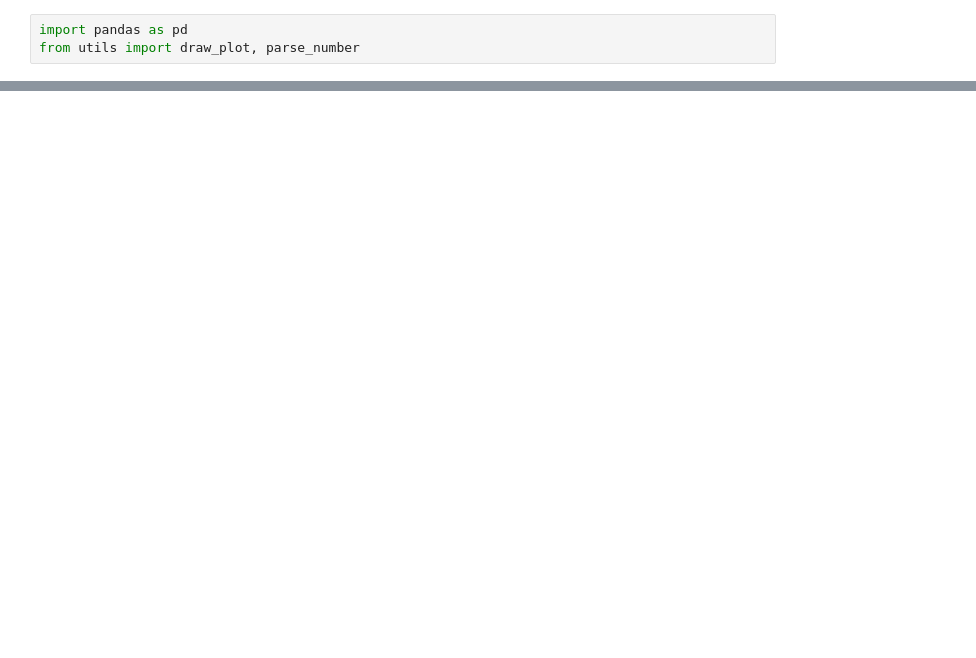
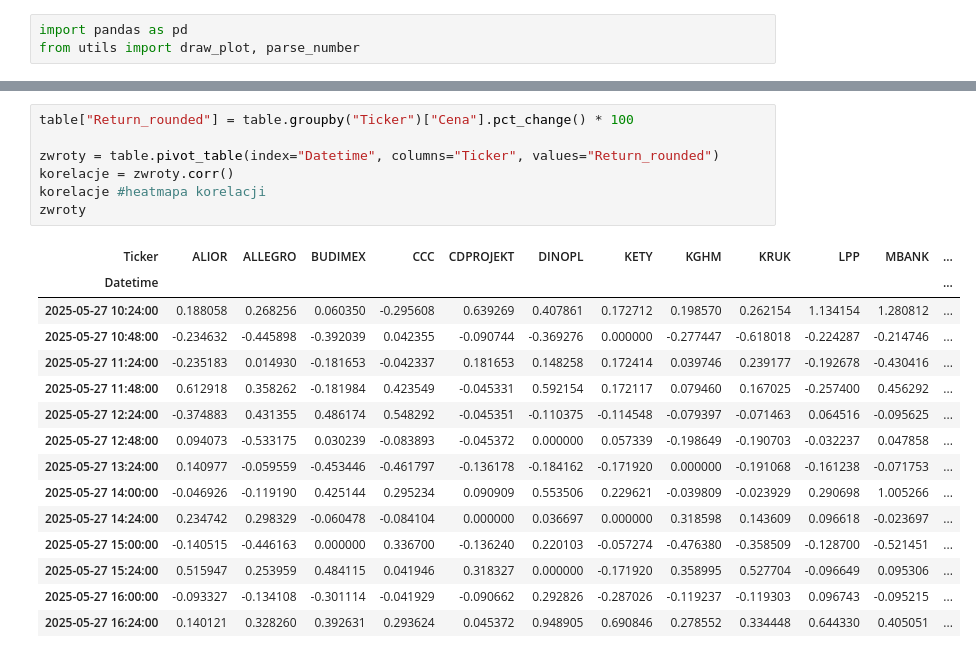
Before and after one commit to edekjdk/python-scraper-bankier-pl, a Jupyter notebook: notebooks/Untitled.ipynb, the cells around one changed output, grey strips where cells are left out. Drawn from its saved outputs; the diff is of its cells as text; blank space fills up the shorter version.

```diff
--- a/notebooks/Untitled.ipynb
+++ b/notebooks/Untitled.ipynb
@@ -55 +54,24 @@ for ticker in tickers:
 ... (28 outputs left out)
+# %%
+table["Return_rounded"] = table.groupby("Ticker")["Cena"].pct_change() * 100
+
+zwroty = table.pivot_table(index="Datetime", columns="Ticker", values="Return_rounded")
+korelacje = zwroty.corr()
+korelacje #heatmapa korelacji
+zwroty
+# %% [output]
+| Ticker | ALIOR | ALLEGRO | BUDIMEX | CCC | CDPROJEKT | DINOPL | KETY | KGHM | KRUK | LPP | MBANK | ... |
+| Datetime |  |  |  |  |  |  |  |  |  |  |  | ... |
+| 2025-05-27 10:24:00 | 0.188058 | 0.268256 | 0.060350 | -0.295608 | 0.639269 | 0.407861 | 0.172712 | 0.198570 | 0.262154 | 1.134154 | 1.280812 | ... |
+| 2025-05-27 10:48:00 | -0.234632 | -0.445898 | -0.392039 | 0.042355 | -0.090744 | -0.369276 | 0.000000 | -0.277447 | -0.618018 | -0.224287 | -0.214746 | ... |
+| 2025-05-27 11:24:00 | -0.235183 | 0.014930 | -0.181653 | -0.042337 | 0.181653 | 0.148258 | 0.172414 | 0.039746 | 0.239177 | -0.192678 | -0.430416 | ... |
+| 2025-05-27 11:48:00 | 0.612918 | 0.358262 | -0.181984 | 0.423549 | -0.045331 | 0.592154 | 0.172117 | 0.079460 | 0.167025 | -0.257400 | 0.456292 | ... |
+| 2025-05-27 12:24:00 | -0.374883 | 0.431355 | 0.486174 | 0.548292 | -0.045351 | -0.110375 | -0.114548 | -0.079397 | -0.071463 | 0.064516 | -0.095625 | ... |
+| 2025-05-27 12:48:00 | 0.094073 | -0.533175 | 0.030239 | -0.083893 | -0.045372 | 0.000000 | 0.057339 | -0.198649 | -0.190703 | -0.032237 | 0.047858 | ... |
+| 2025-05-27 13:24:00 | 0.140977 | -0.059559 | -0.453446 | -0.461797 | -0.136178 | -0.184162 | -0.171920 | 0.000000 | -0.191068 | -0.161238 | -0.071753 | ... |
+| 2025-05-27 14:00:00 | -0.046926 | -0.119190 | 0.425144 | 0.295234 | 0.090909 | 0.553506 | 0.229621 | -0.039809 | -0.023929 | 0.290698 | 1.005266 | ... |
+| 2025-05-27 14:24:00 | 0.234742 | 0.298329 | -0.060478 | -0.084104 | 0.000000 | 0.036697 | 0.000000 | 0.318598 | 0.143609 | 0.096618 | -0.023697 | ... |
+| 2025-05-27 15:00:00 | -0.140515 | -0.446163 | 0.000000 | 0.336700 | -0.136240 | 0.220103 | -0.057274 | -0.476380 | -0.358509 | -0.128700 | -0.521451 | ... |
+| 2025-05-27 15:24:00 | 0.515947 | 0.253959 | 0.484115 | 0.041946 | 0.318327 | 0.000000 | -0.171920 | 0.358995 | 0.527704 | -0.096649 | 0.095306 | ... |
+| 2025-05-27 16:00:00 | -0.093327 | -0.134108 | -0.301114 | -0.041929 | -0.090662 | 0.292826 | -0.287026 | -0.119237 | -0.119303 | 0.096743 | -0.095215 | ... |
+| 2025-05-27 16:24:00 | 0.140121 | 0.328260 | 0.392631 | 0.293624 | 0.045372 | 0.948905 | 0.690846 | 0.278552 | 0.334448 | 0.644330 | 0.405051 | ... |
```
Also changed, not shown: parts of 7 cells of this notebook.
